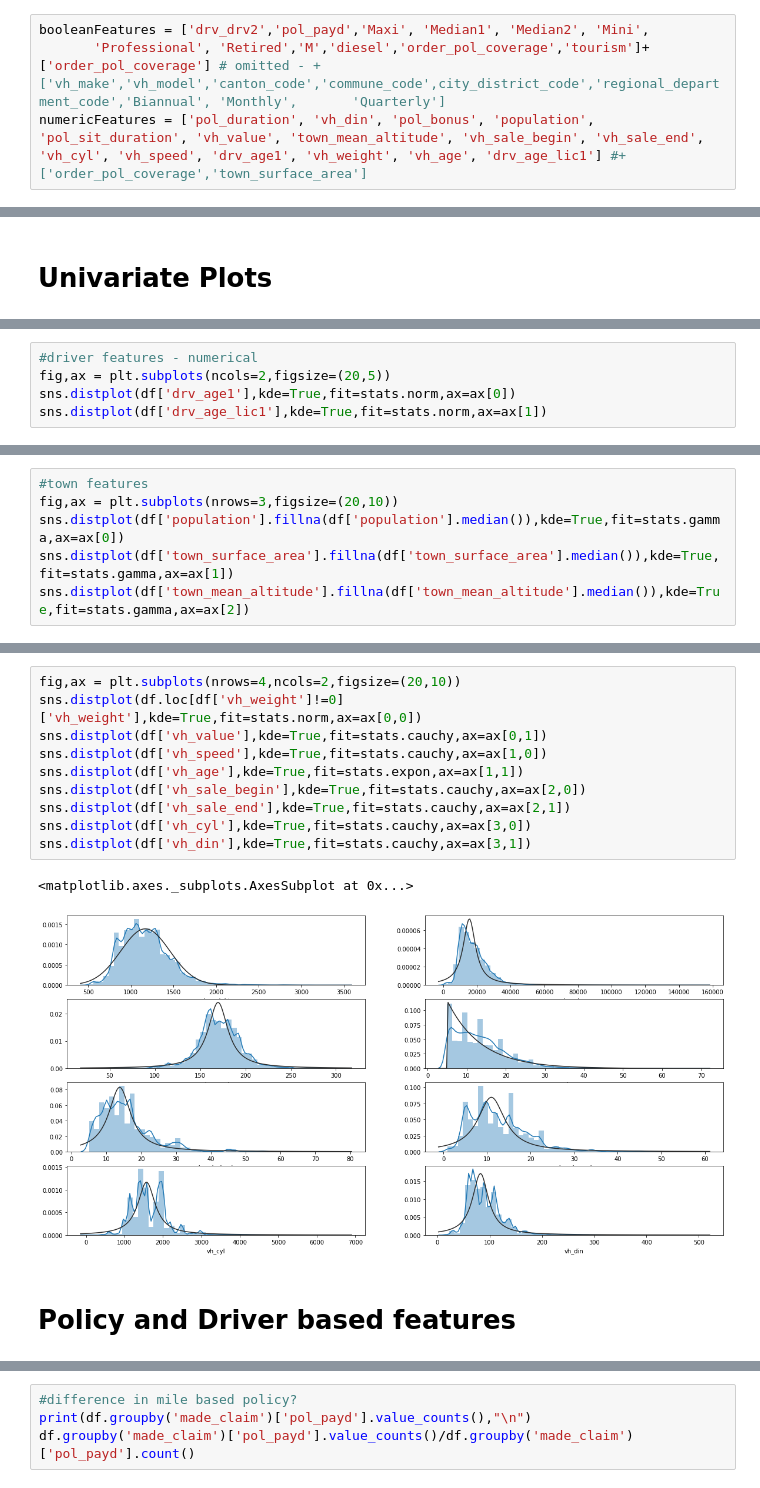
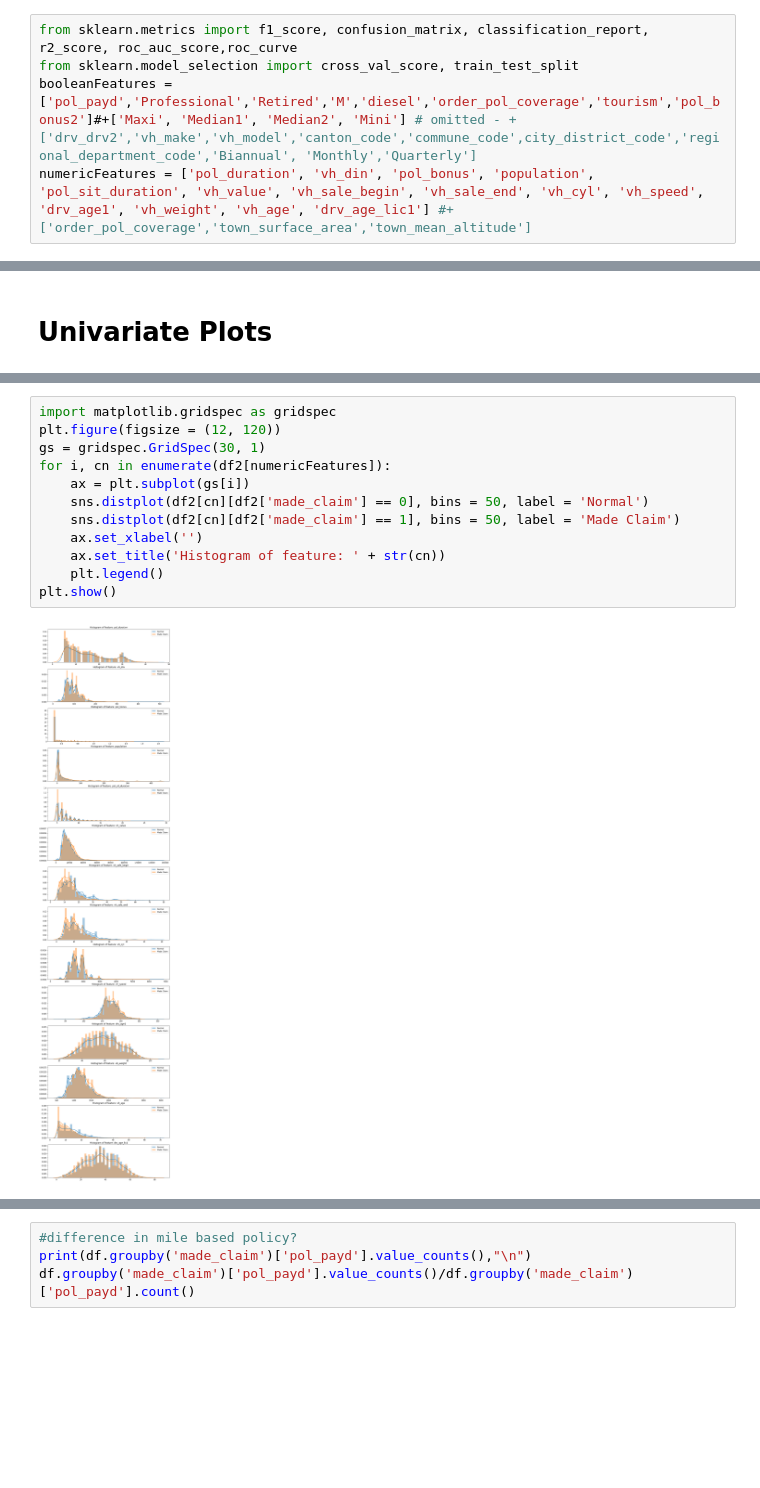
Before and after one commit to chrischia06/insurance_pricing, a Jupyter notebook: Data Exploration.ipynb, the cells around one changed output, grey strips where cells are left out. Saved outputs shown, nothing was run; the diff lists cells and outputs as text; blank space fills up the shorter version.

```diff
--- a/Data Exploration.ipynb
+++ b/Data Exploration.ipynb
@@ -168,9 +169,10 @@ df2.head()
 | 3 | 0.5 | 11 | 7 | 0 | 0 | 67 | 46 | 12 | ... |
 | 4 | 0.5 | 16 | 6 | 0 | 1 | 60 | 35 | 23 | ... |
 # %%
-booleanFeatures = ['drv_drv2','pol_payd','Maxi', 'Median1', 'Median2', 'Mini',
-       'Professional', 'Retired','M','diesel','order_pol_coverage','tourism']+['order_pol_coverage'] # omitted - + ['vh_make','vh_model','canton_code','commune_code',city_district_code','regional_department_code','Biannual', 'Monthly',       'Quarterly']
-numericFeatures = ['pol_duration', 'vh_din', 'pol_bonus', 'population', 'pol_sit_duration', 'vh_value', 'town_mean_altitude', 'vh_sale_begin', 'vh_sale_end', 'vh_cyl', 'vh_speed', 'drv_age1', 'vh_weight', 'vh_age', 'drv_age_lic1'] #+ ['order_pol_coverage','town_surface_area']
+from sklearn.metrics import f1_score, confusion_matrix, classification_report, r2_score, roc_auc_score,roc_curve
+from sklearn.model_selection import cross_val_score, train_test_split
+booleanFeatures = ['pol_payd','Professional','Retired','M','diesel','order_pol_coverage','tourism','pol_bonus2']#+['Maxi', 'Median1', 'Median2', 'Mini'] # omitted - + ['drv_drv2','vh_make','vh_model','canton_code','commune_code',city_district_code','regional_department_code','Biannual', 'Monthly','Quarterly']
+numericFeatures = ['pol_duration', 'vh_din', 'pol_bonus', 'population', 'pol_sit_duration', 'vh_value', 'vh_sale_begin', 'vh_sale_end', 'vh_cyl', 'vh_speed', 'drv_age1', 'vh_weight', 'vh_age', 'drv_age_lic1'] #+ ['order_pol_coverage','town_surface_area','town_mean_altitude']
 # %%
 #imputation
 
@@ -248,5 +236,0 @@ sns.distplot(df['pol_sit_duration'],kde=True,fit=stats.expon,ax=axes[2])
-# %%
-#driver features - numerical
-fig,ax = plt.subplots(ncols=2,figsize=(20,5))
-sns.distplot(df['drv_age1'],kde=True,fit=stats.norm,ax=ax[0])
-sns.distplot(df['drv_age_lic1'],kde=True,fit=stats.norm,ax=ax[1])
@@ -256,6 +236,0 @@ sns.distplot(df['drv_age_lic1'],kde=True,fit=stats.norm,ax=ax[1])
-# %%
-#town features
-fig,ax = plt.subplots(nrows=3,figsize=(20,10))
-sns.distplot(df['population'].fillna(df['population'].median()),kde=True,fit=stats.gamma,ax=ax[0])
-sns.distplot(df['town_surface_area'].fillna(df['town_surface_area'].median()),kde=True,fit=stats.gamma,ax=ax[1])
-sns.distplot(df['town_mean_altitude'].fillna(df['town_mean_altitude'].median()),kde=True,fit=stats.gamma,ax=ax[2])
@@ -265,15 +237,14 @@ sns.distplot(df['town_mean_altitude'].fillna(df['town_mean_altitude'].median()),
-# %%
-fig,ax = plt.subplots(nrows=4,ncols=2,figsize=(20,10))
-sns.distplot(df.loc[df['vh_weight']!=0]['vh_weight'],kde=True,fit=stats.norm,ax=ax[0,0])
-sns.distplot(df['vh_value'],kde=True,fit=stats.cauchy,ax=ax[0,1])
-sns.distplot(df['vh_speed'],kde=True,fit=stats.cauchy,ax=ax[1,0])
-sns.distplot(df['vh_age'],kde=True,fit=stats.expon,ax=ax[1,1])
-sns.distplot(df['vh_sale_begin'],kde=True,fit=stats.cauchy,ax=ax[2,0])
-sns.distplot(df['vh_sale_end'],kde=True,fit=stats.cauchy,ax=ax[2,1])
-sns.distplot(df['vh_cyl'],kde=True,fit=stats.cauchy,ax=ax[3,0])
-sns.distplot(df['vh_din'],kde=True,fit=stats.cauchy,ax=ax[3,1])
-# %% [output]
-<matplotlib.axes._subplots.AxesSubplot at 0x...>
-[figure, removed]
-# %% [markdown]
-# Policy and Driver based features
+# %%
+import matplotlib.gridspec as gridspec
+plt.figure(figsize = (12, 120))
+gs = gridspec.GridSpec(30, 1)
+for i, cn in enumerate(df2[numericFeatures]):
+    ax = plt.subplot(gs[i])
+    sns.distplot(df2[cn][df2['made_claim'] == 0], bins = 50, label = 'Normal')
+    sns.distplot(df2[cn][df2['made_claim'] == 1], bins = 50, label = 'Made Claim')
+    ax.set_xlabel('')
+    ax.set_title('Histogram of feature: ' + str(cn))
+    plt.legend()
+plt.show()
+# %% [output]
+[figure, added]
```
Also changed, not shown: parts of 31 cells of this notebook, 15 other files.
